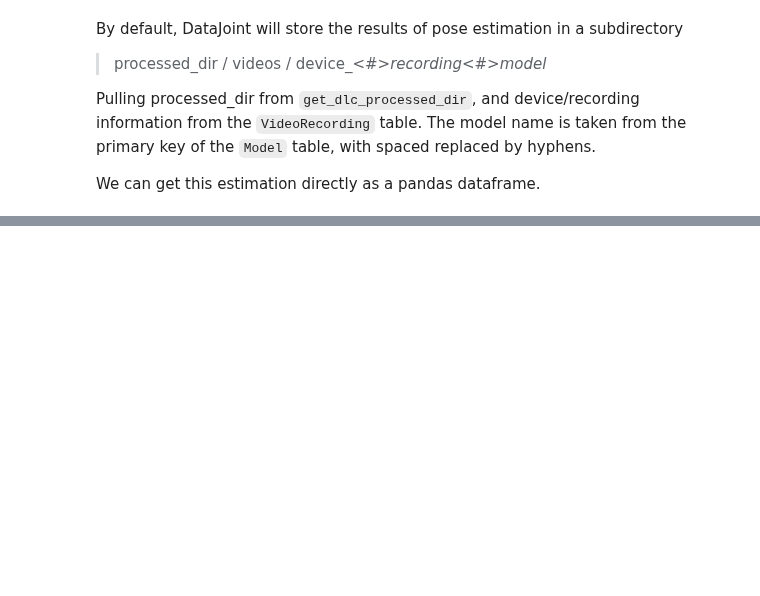
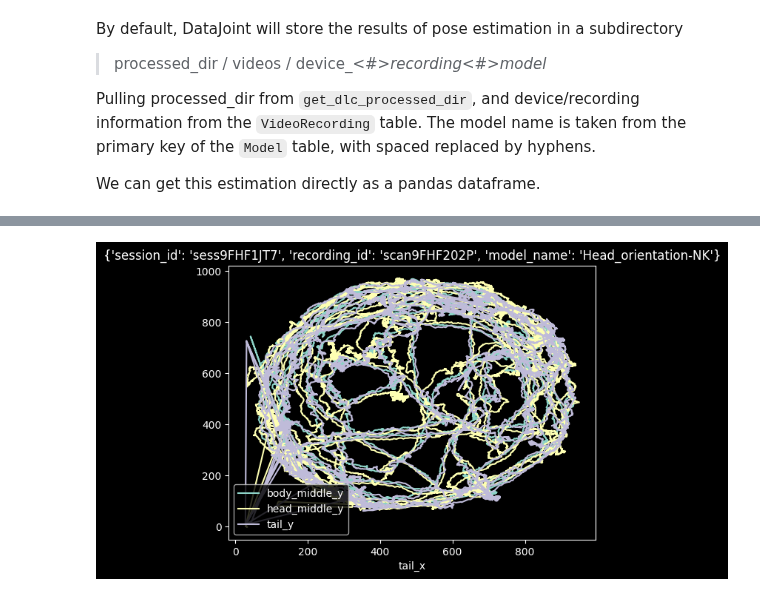
Before and after one commit to Gyepee/adamacs_jisooj, a Jupyter notebook: notebooks/05_DeepLabCut.ipynb, the cells around one changed output, grey strips where cells are left out. Saved outputs shown, nothing was run; the diff lists cells and outputs as text; code cells hidden in the pictures; blank space fills up the shorter version.

```diff
--- a/notebooks/05_DeepLabCut.ipynb
+++ b/notebooks/05_DeepLabCut.ipynb
@@ -598,9 +461,13 @@ df_flat.columns = df_flat.columns.map('_'.join)
 # %%
 import matplotlib.pyplot as plt
 fig,ax=plt.subplots()
 df_flat.plot(x='body_middle_x',y='body_middle_y',ax=ax)
 df_flat.plot(x='head_middle_x',y='head_middle_y', ax=ax)
 df_flat.plot(x='tail_x',y='tail_y', ax=ax)
+plt.title(scan_key)
+plt.show()
+# %% [output]
+[figure, added]
 # %%
 destfolder = model.PoseEstimationTask.infer_output_dir(key)
 destfolder
```
Also changed, not shown: parts of 30 cells of this notebook.
